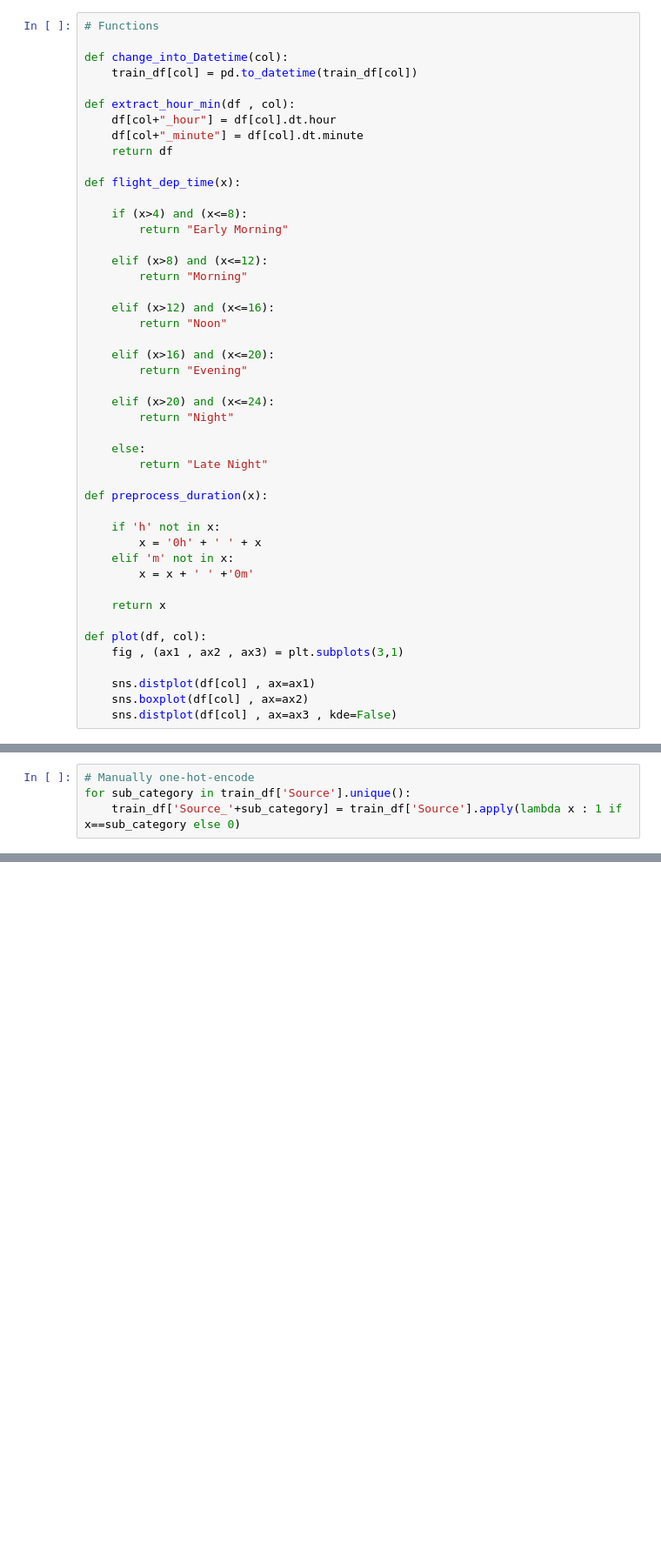
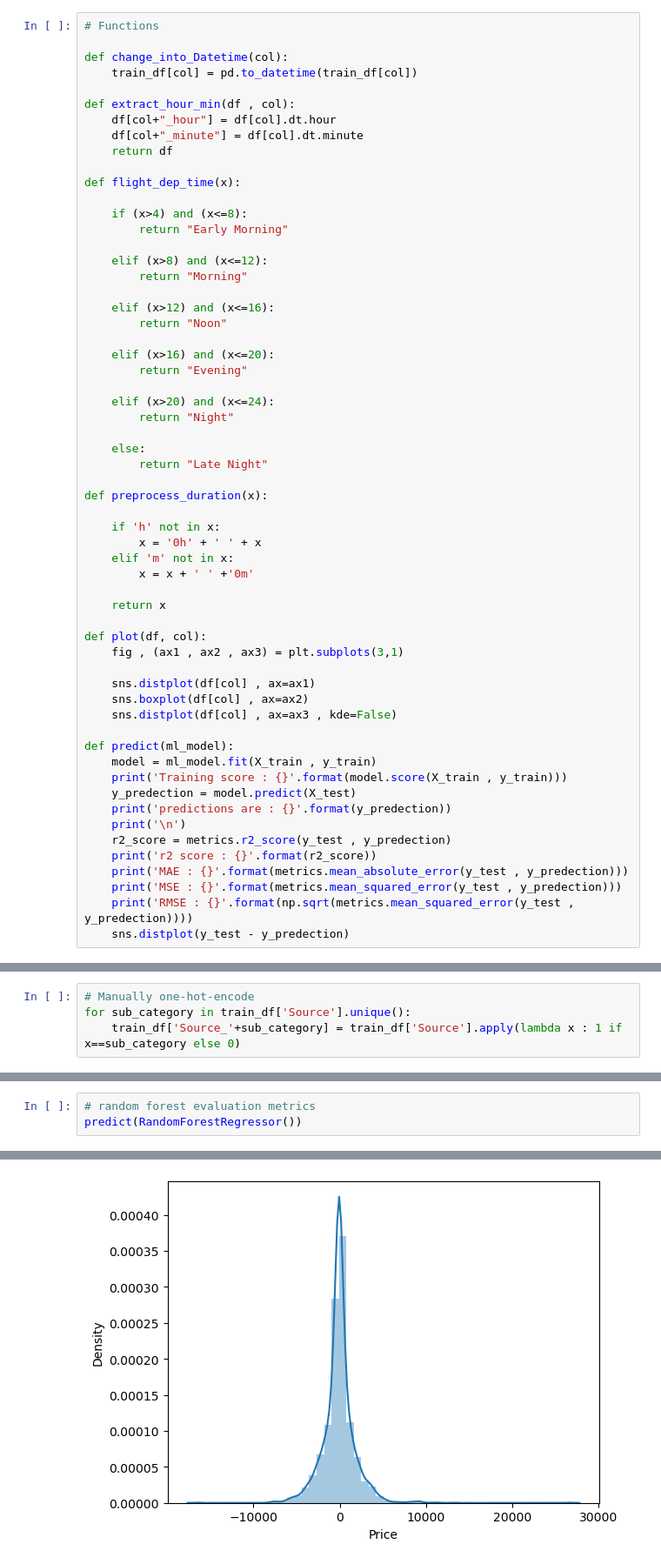
Before and after one commit to Numann-Malik/Regression, a Jupyter notebook: Airline-Fare-Prediction.ipynb, the cells around one changed output, grey strips where cells are left out. Shown at 87% size. Cells and saved outputs as stored; diff of their text form; blank space fills up the shorter version.

```diff
--- a/Airline-Fare-Prediction.ipynb
+++ b/Airline-Fare-Prediction.ipynb
@@ -63,6 +69,19 @@ def plot(df, col):
     sns.distplot(df[col] , ax=ax1)
     sns.boxplot(df[col] , ax=ax2)
     sns.distplot(df[col] , ax=ax3 , kde=False)
+
+def predict(ml_model):
+    model = ml_model.fit(X_train , y_train)
+    print('Training score : {}'.format(model.score(X_train , y_train)))
+    y_predection = model.predict(X_test)
+    print('predictions are : {}'.format(y_predection))
+    print('\n')
+    r2_score = metrics.r2_score(y_test , y_predection)
+    print('r2 score : {}'.format(r2_score))
+    print('MAE : {}'.format(metrics.mean_absolute_error(y_test , y_predection)))
+    print('MSE : {}'.format(metrics.mean_squared_error(y_test , y_predection)))
+    print('RMSE : {}'.format(np.sqrt(metrics.mean_squared_error(y_test , y_predection))))
+    sns.distplot(y_test - y_predection)
 # %%
 # Load training data
 train_data = pd.read_excel(r"Data_Train.xlsx")
@@ -399,0 +605,4 @@ minimum = q1 - 1.5*iqr
+# %%
+# random forest evaluation metrics
+predict(RandomForestRegressor())
+# %% [output]
@@ -399,0 +617 @@ minimum = q1 - 1.5*iqr
+[figure, added]
```
Also changed, not shown: parts of 55 cells of this notebook, 1 other file.
